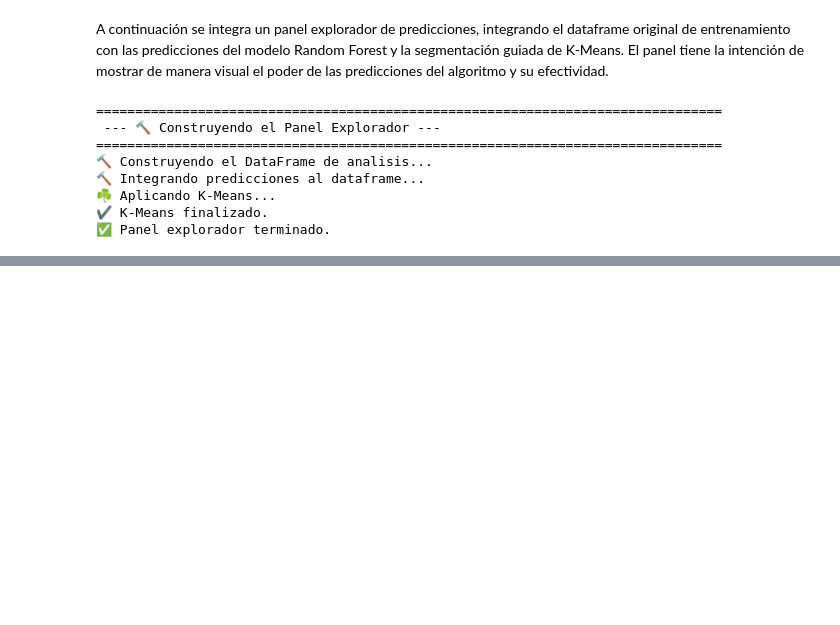
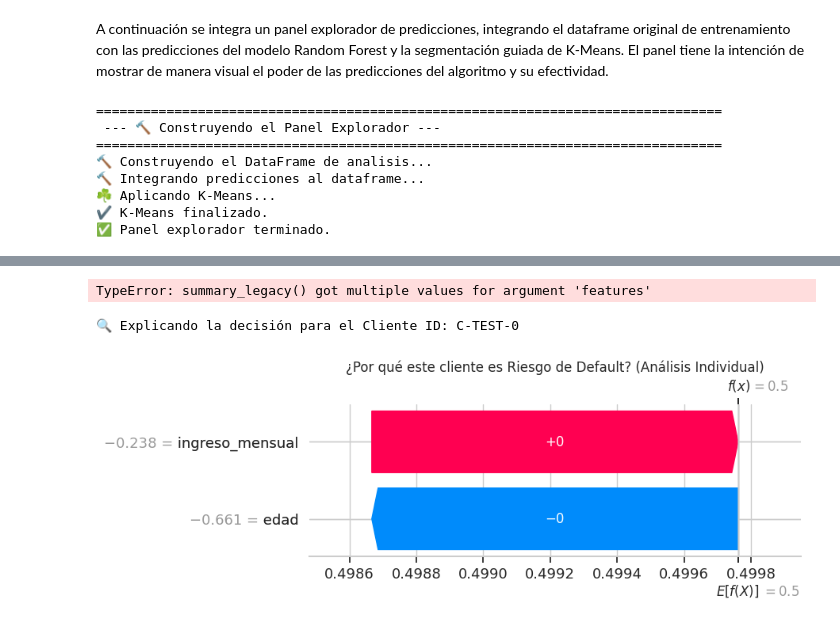
Before and after one commit to RamRider89/aplicaciones-ciencia-datos, a Jupyter notebook: actividades/evidencia-1/Evidencia_1_Carlos_Duarte.ipynb, the cells around one changed output, grey strips where cells are left out. Cells and saved outputs as stored; diff of their text form; code cells hidden in the pictures; blank space fills up the shorter version.

```diff
--- a/actividades/evidencia-1/Evidencia_1_Carlos_Duarte.ipynb
+++ b/actividades/evidencia-1/Evidencia_1_Carlos_Duarte.ipynb
@@ -1335,0 +1382,52 @@ fig.show()
+# %%
+import shap
+import matplotlib.pyplot as plt
+
+# 1. Inicializar el explicador de SHAP para modelos basados en árboles
+# Usamos el modelo 'best_model' que cargamos previamente desde MLflow
+explainer = shap.TreeExplainer(best_model)
+
+# 2. Calcular los SHAP values para el conjunto de prueba
+# Nota: Usamos X_test_prep (los datos que el modelo realmente entiende)
+shap_values = explainer.shap_values(X_test_prep)
+
+# Por ejemplo, clase 0 = "maligno"
+class_idx = 0
+i = 0 # instancia
+
+expected_value = explainer.expected_value[class_idx] # escalar
+sv_instance = shap_values[class_idx][i] # vector de shap values
+x_instance = X_test_prep[i] # características originales
+
+# 3. Visualización GLOBAL (Summary Plot)
+
+shap.summary_plot(
+    expected_value,
+    sv_instance,
+    features=x_instance,
+    max_display=10,
+    show=True)
+# %% [output]
+TypeError: summary_legacy() got multiple values for argument 'features'
+# %%
+# 4. Visualización LOCAL (Waterfall Plot para un cliente específico)
+# Vamos a explicar por qué el cliente #0 recibió su predicción
+print("\n🔍 Explicando la decisión para el Cliente ID: " + str(df_panel_final.iloc[0]['id_cliente']))
+
+# Creamos un objeto Explanation para el primer registro
+# shap_values[1] corresponde a la clase "Default"
+idx = 0
+exp = shap.Explanation(
+    values=shap_values[1][idx],
+    base_values=explainer.expected_value[1],
+    data=X_test_prep[idx],
+    feature_names=X_test.columns
+)
+
+plt.figure(figsize=(10, 4))
+shap.plots.waterfall(exp, show=False)
+plt.title(f"¿Por qué este cliente es Riesgo de Default? (Análisis Individual)", fontsize=12)
+plt.show()
+# %% [output]
+🔍 Explicando la decisión para el Cliente ID: C-TEST-0
+[figure, added]
```
Also changed, not shown: parts of 13 cells of this notebook, 1 other file.
